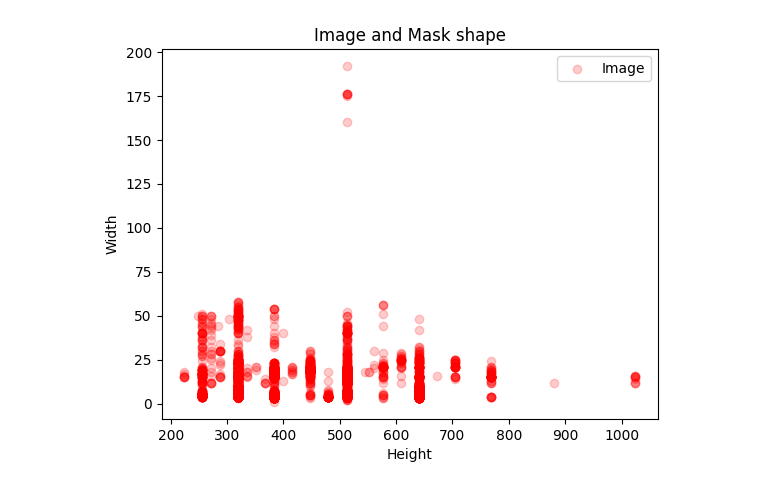
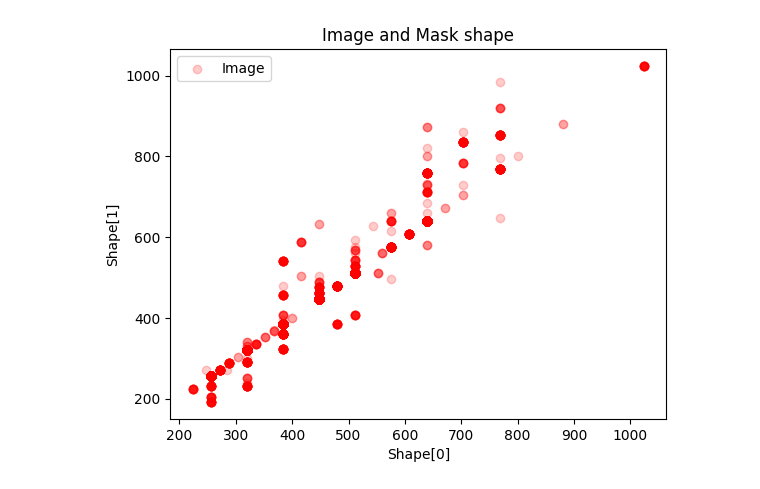
Before and after one commit to ivadomed/lumbar-classification-rsna-challenge-2024, a Jupyter notebook: Analyse_data.ipynb, the cells around one changed output. Drawn from its saved outputs; the diff is of its cells as text; code cells hidden in the pictures.

```diff
--- a/Analyse_data.ipynb
+++ b/Analyse_data.ipynb
@@ -27,5 +27,10 @@ for i in range(len(train_dataset)):
     shapeX.append(img.shape[2])
     shapeY.append(img.shape[3])
     shapeZ.append(img.shape[4])
+for i in range(len(val_dataset)):
+    img, mask = val_dataset[i]
+    shapeX.append(img.shape[2])
+    shapeY.append(img.shape[3])
+    shapeZ.append(img.shape[4])
 # %% [output]
 0
@@ -48,11 +64,11 @@ torch.Size([1, 512, 512, 16])
 # %%
 # Scatter the shape of the images
-plt.scatter(shapeX, shapeZ,
+plt.scatter(shapeX, shapeY,
              c='r', marker='o', label='Image', alpha=0.2)
-plt.xlabel('Height')
-plt.ylabel('Width')
+plt.xlabel('Shape[0]')
+plt.ylabel('Shape[1]')
 plt.title('Image and Mask shape')
 plt.legend()
 plt.show()
 # %% [output]
-[figure, old version]
+[figure, new version]
```
Also changed, not shown: parts of 3 cells of this notebook, 5 other files.
